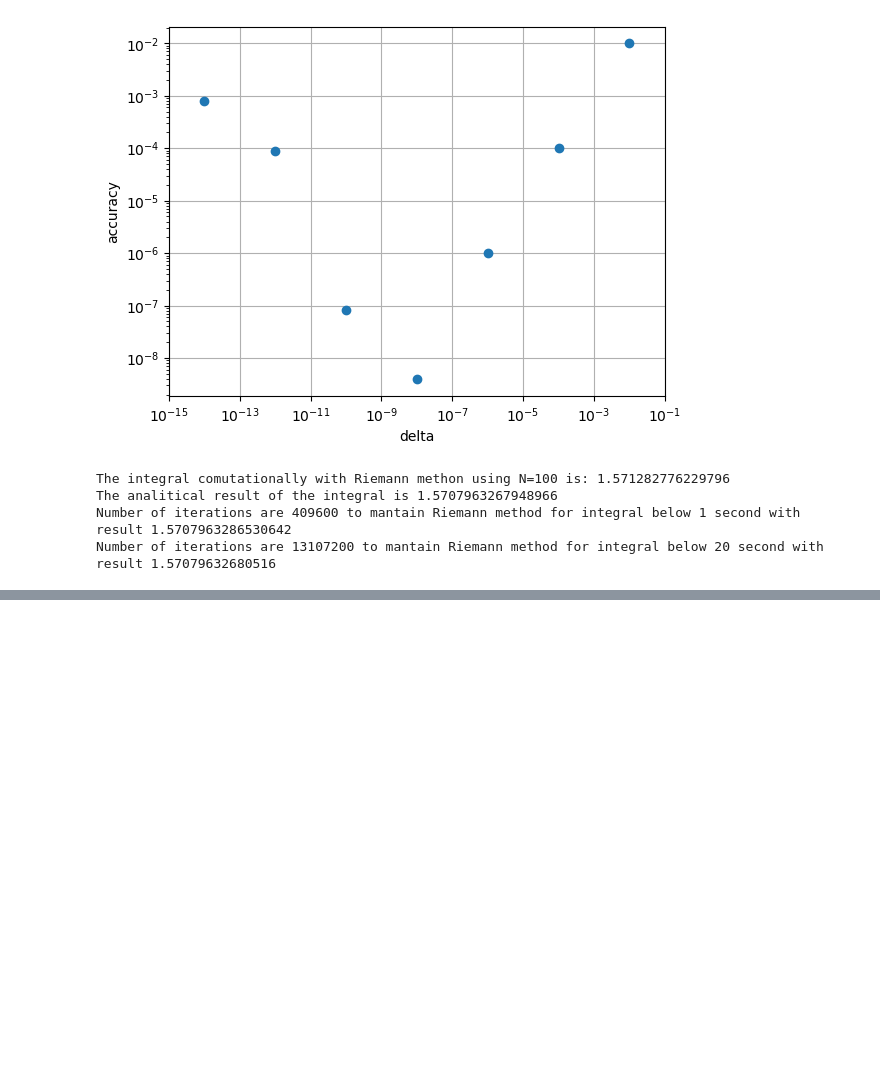
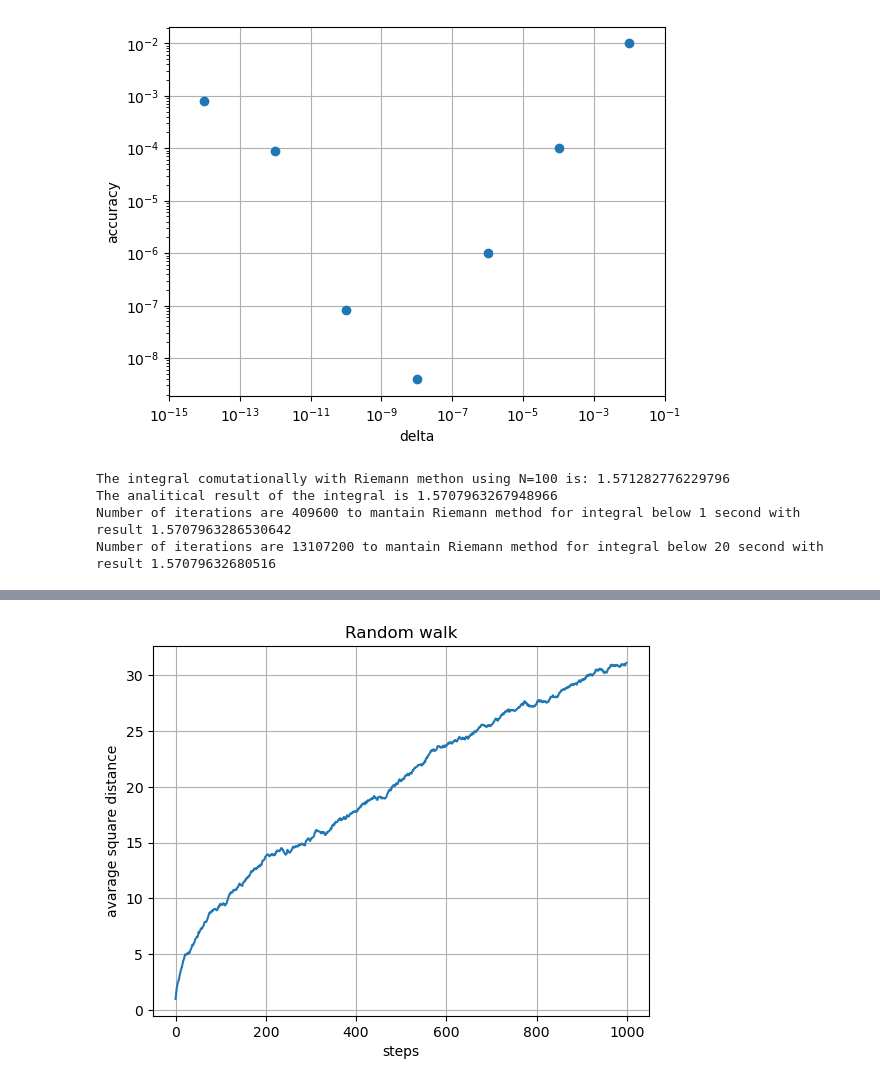
Before and after one commit to boscolomarco/LaboratoryOfComputationalPhysics_Y7, a Jupyter notebook: SIMULAZIONE_ESAME.ipynb, the cells around one changed output, grey strips where cells are left out. Cells and saved outputs as stored; diff of their text form; code cells hidden in the pictures; blank space fills up the shorter version.

```diff
--- a/SIMULAZIONE_ESAME.ipynb
+++ b/SIMULAZIONE_ESAME.ipynb
@@ -176,0 +837,16 @@ Number of iterations are 13107200 to mantain Riemann method for integral below 2
+# %%
+#4.8
+import numpy.random as npr
+import pandas as pd
+data=1-2*npr.randint(0,2,size=(200,1000))
+df=pd.DataFrame(data)
+sum=abs(np.cumsum(data,axis=1))
+dist=np.sqrt( np.mean(sum**2,axis=0) )
+plt.plot(dist,'-')
+plt.grid(True)
+plt.title('Random walk')
+plt.ylabel('avarage square distance')
+plt.xlabel('steps')
+plt.show()
+# %% [output]
+[figure, added]
```
Also changed, not shown: parts of 37 cells of this notebook.
